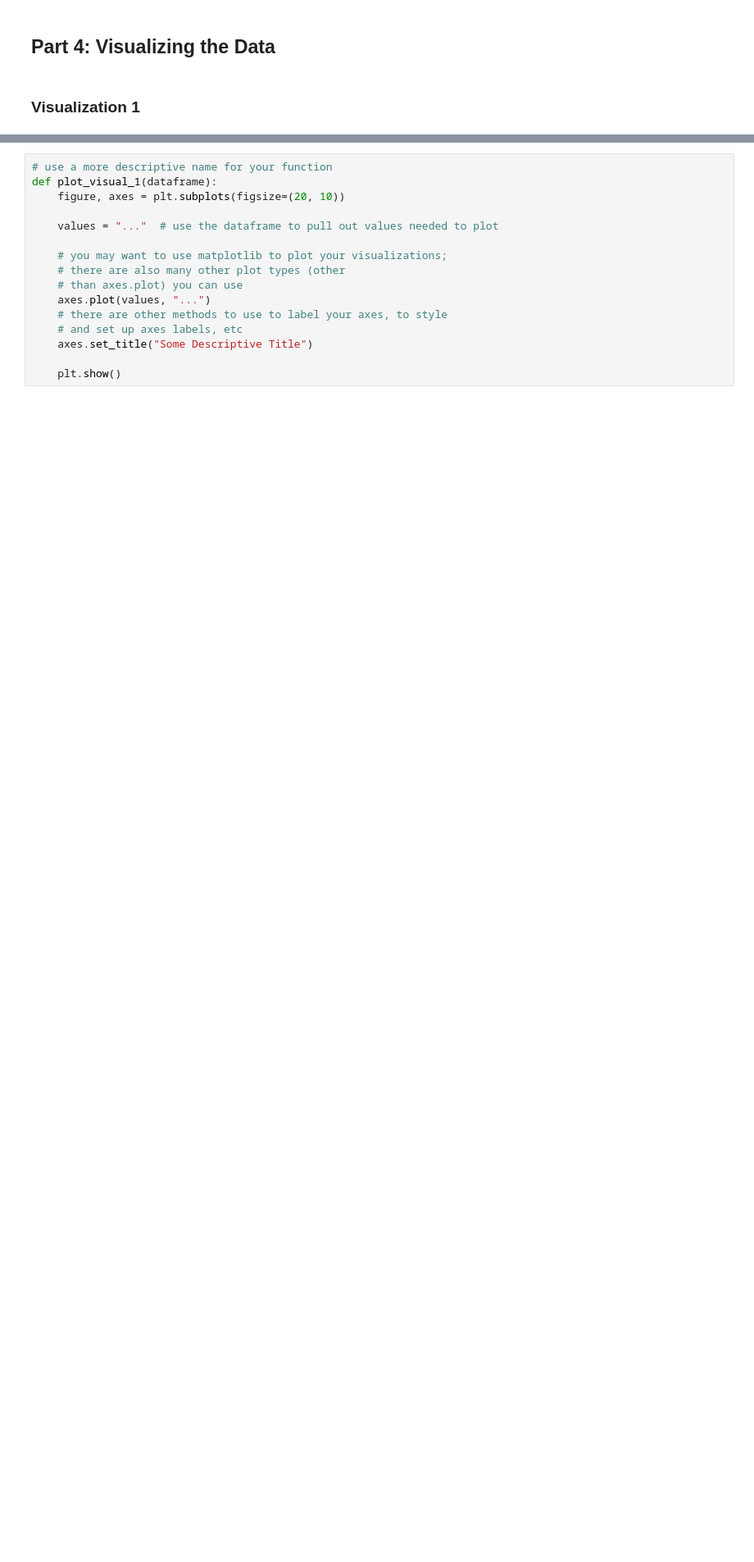
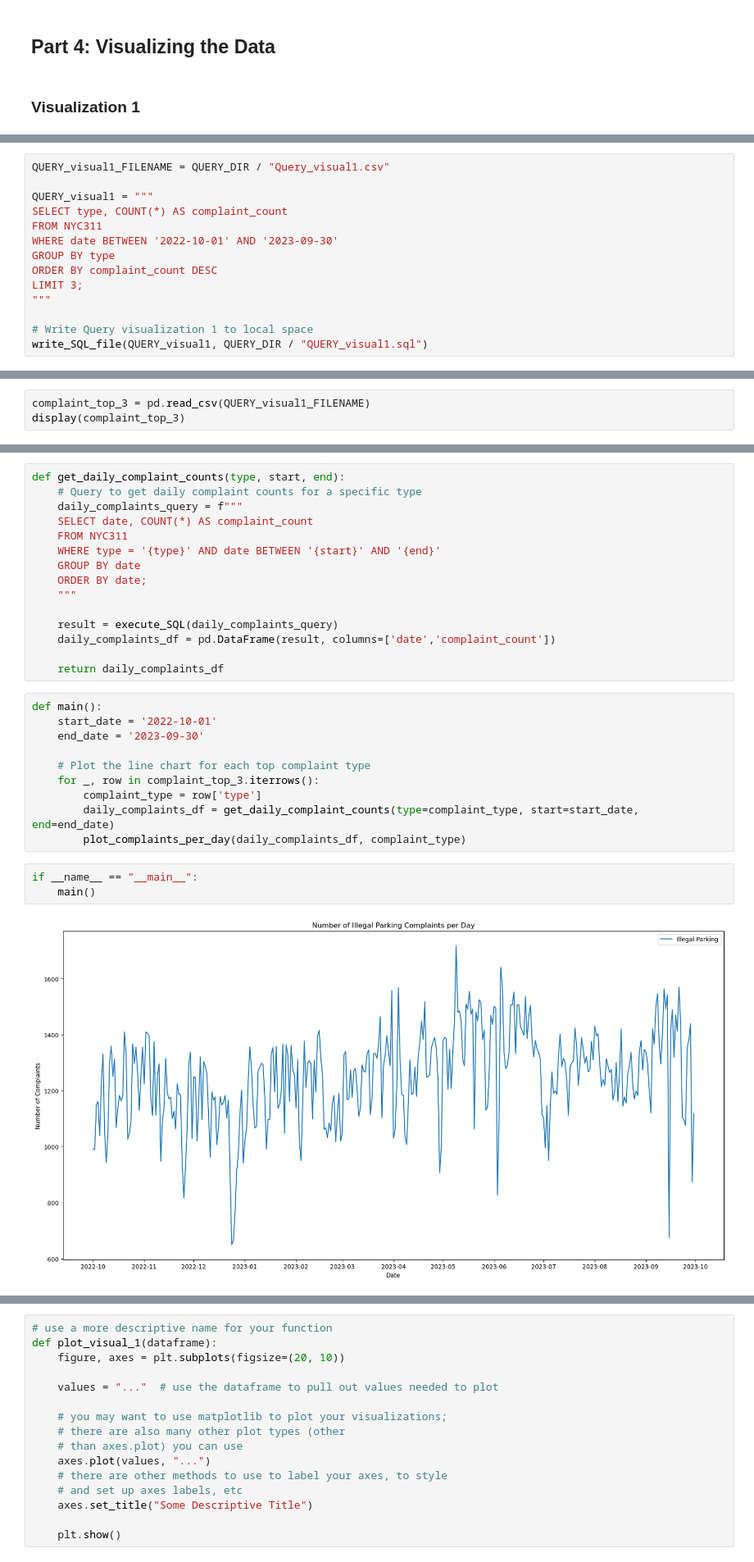
Before and after one commit to Gabrielle-wang/final_project, a Jupyter notebook: 4501Project.ipynb, the cells around one changed output, grey strips where cells are left out. Shown at 82% size. Cells and saved outputs as stored; diff of their text form; blank space fills up the shorter version.

```diff
--- a/4501Project.ipynb
+++ b/4501Project.ipynb
@@ -1292,0 +1278,14 @@ display(df)
+# %%
+QUERY_visual1_FILENAME = QUERY_DIR / "Query_visual1.csv"
+
+QUERY_visual1 = """
+SELECT type, COUNT(*) AS complaint_count
+FROM NYC311
+WHERE date BETWEEN '2022-10-01' AND '2023-09-30'
+GROUP BY type
+ORDER BY complaint_count DESC
+LIMIT 3;
+"""
+
+# Write Query visualization 1 to local space
+write_SQL_file(QUERY_visual1, QUERY_DIR / "QUERY_visual1.sql")
@@ -1292,0 +1297,3 @@ display(df)
+# %%
+complaint_top_3 = pd.read_csv(QUERY_visual1_FILENAME)
+display(complaint_top_3)
@@ -1292,0 +1327,30 @@ display(df)
+# %%
+def get_daily_complaint_counts(type, start, end):
+    # Query to get daily complaint counts for a specific type
+    daily_complaints_query = f"""
+    SELECT date, COUNT(*) AS complaint_count
+    FROM NYC311
+    WHERE type = '{type}' AND date BETWEEN '{start}' AND '{end}'
+    GROUP BY date
+    ORDER BY date;
+    """
+
+    result = execute_SQL(daily_complaints_query)
+    daily_complaints_df = pd.DataFrame(result, columns=['date','complaint_count'])
+
+    return daily_complaints_df
+# %%
+def main():
+    start_date = '2022-10-01'
+    end_date = '2023-09-30'
+
+    # Plot the line chart for each top complaint type
+    for _, row in complaint_top_3.iterrows():
+        complaint_type = row['type']
+        daily_complaints_df = get_daily_complaint_counts(type=complaint_type, start=start_date, end=end_date)
+        plot_complaints_per_day(daily_complaints_df, complaint_type)
+# %%
+if __name__ == "__main__":
+    main()
+# %% [output]
+[figure, added]
```
Also changed, not shown: parts of 60 cells of this notebook.
